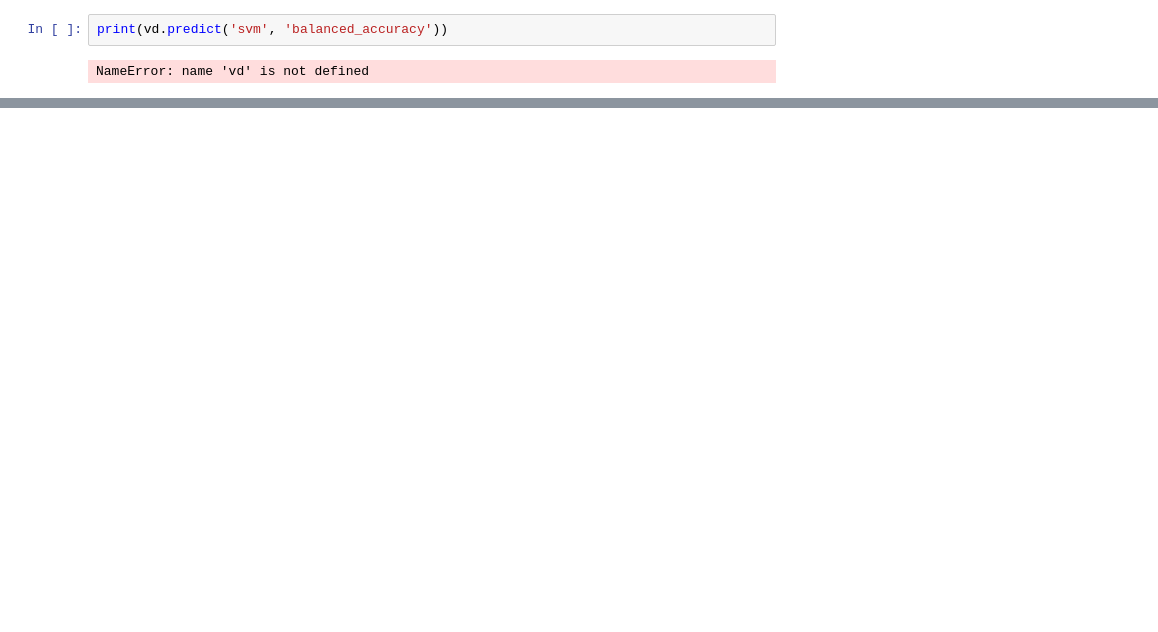
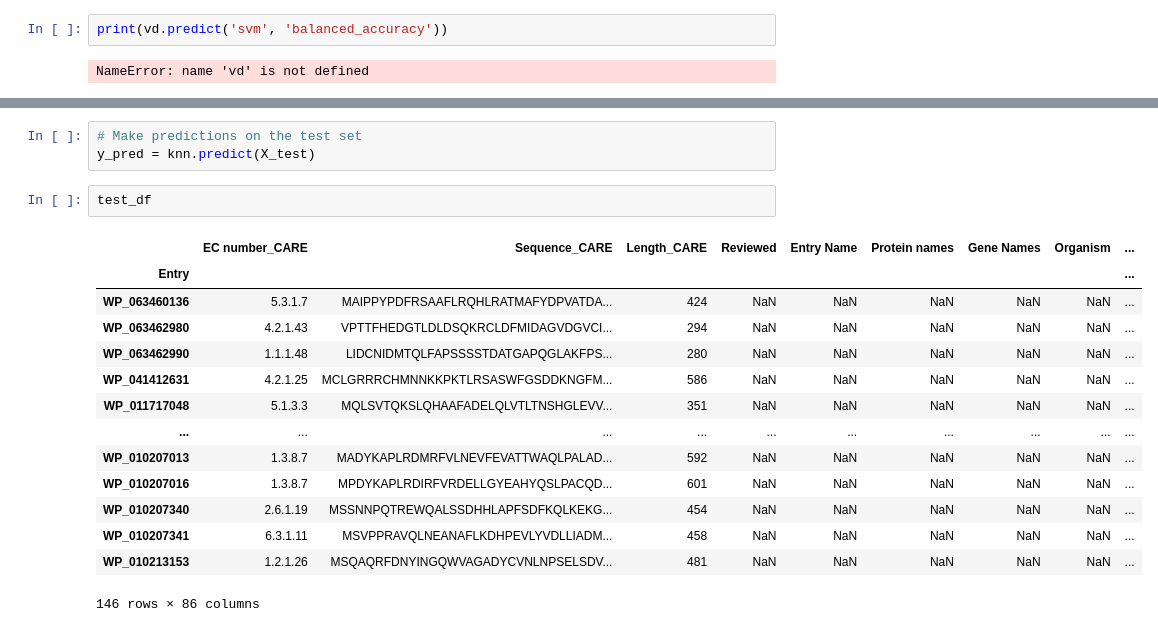
Before and after one commit to ArianeMora/scivae, a Jupyter notebook: example/VAE protein chem encoder.ipynb, the cells around one changed output, grey strips where cells are left out. Cells and saved outputs as stored; diff of their text form; blank space fills up the shorter version.

```diff
--- a/example/VAE protein chem encoder.ipynb
+++ b/example/VAE protein chem encoder.ipynb
@@ -217,0 +297,20 @@ NameError: name 'vd' is not defined
+# %%
+# Make predictions on the test set
+y_pred = knn.predict(X_test)
+# %%
+test_df
+# %% [output]
+|  | EC number_CARE | Sequence_CARE | Length_CARE | Reviewed | Entry Name | Protein names | Gene Names | Organism | ... |
+| Entry |  |  |  |  |  |  |  |  | ... |
+| WP_063460136 | 5.3.1.7 | MAIPPYPDFRSAAFLRQHLRATMAFYDPVATDA... | 424 | NaN | NaN | NaN | NaN | NaN | ... |
+| WP_063462980 | 4.2.1.43 | VPTTFHEDGTLDLDSQKRCLDFMIDAGVDGVCI... | 294 | NaN | NaN | NaN | NaN | NaN | ... |
+| WP_063462990 | 1.1.1.48 | LIDCNIDMTQLFAPSSSSTDATGAPQGLAKFPS... | 280 | NaN | NaN | NaN | NaN | NaN | ... |
+| WP_041412631 | 4.2.1.25 | MCLGRRRCHMNNKKPKTLRSASWFGSDDKNGFM... | 586 | NaN | NaN | NaN | NaN | NaN | ... |
+| WP_011717048 | 5.1.3.3 | MQLSVTQKSLQHAAFADELQLVTLTNSHGLEVV... | 351 | NaN | NaN | NaN | NaN | NaN | ... |
+| ... | ... | ... | ... | ... | ... | ... | ... | ... | ... |
+| WP_010207013 | 1.3.8.7 | MADYKAPLRDMRFVLNEVFEVATTWAQLPALAD... | 592 | NaN | NaN | NaN | NaN | NaN | ... |
+| WP_010207016 | 1.3.8.7 | MPDYKAPLRDIRFVRDELLGYEAHYQSLPACQD... | 601 | NaN | NaN | NaN | NaN | NaN | ... |
+| WP_010207340 | 2.6.1.19 | MSSNNPQTREWQALSSDHHLAPFSDFKQLKEKG... | 454 | NaN | NaN | NaN | NaN | NaN | ... |
+| WP_010207341 | 6.3.1.11 | MSVPPRAVQLNEANAFLKDHPEVLYVDLLIADM... | 458 | NaN | NaN | NaN | NaN | NaN | ... |
+| WP_010213153 | 1.2.1.26 | MSQAQRFDNYINGQWVAGADYCVNLNPSELSDV... | 481 | NaN | NaN | NaN | NaN | NaN | ... |
+146 rows × 86 columns
```
Also changed, not shown: parts of 12 cells of this notebook.
